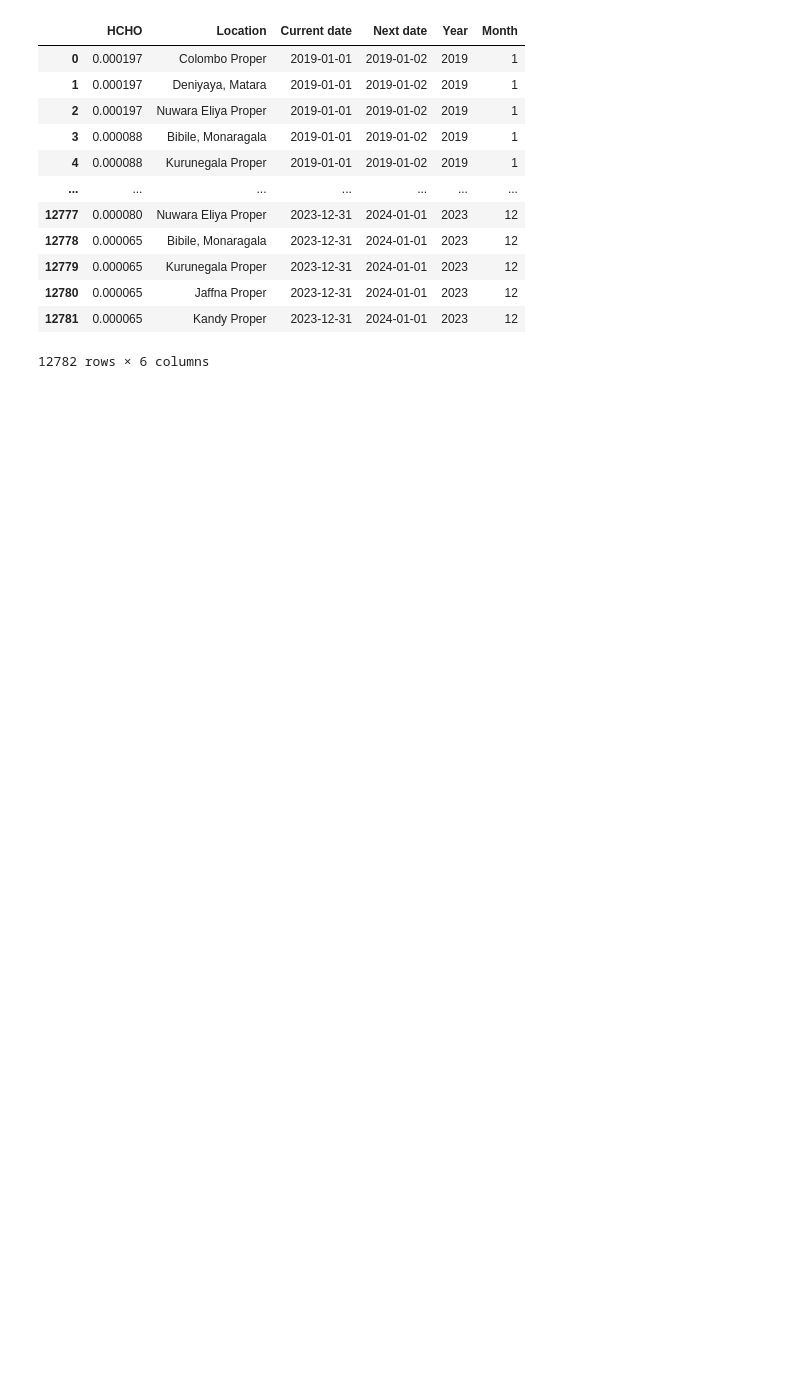
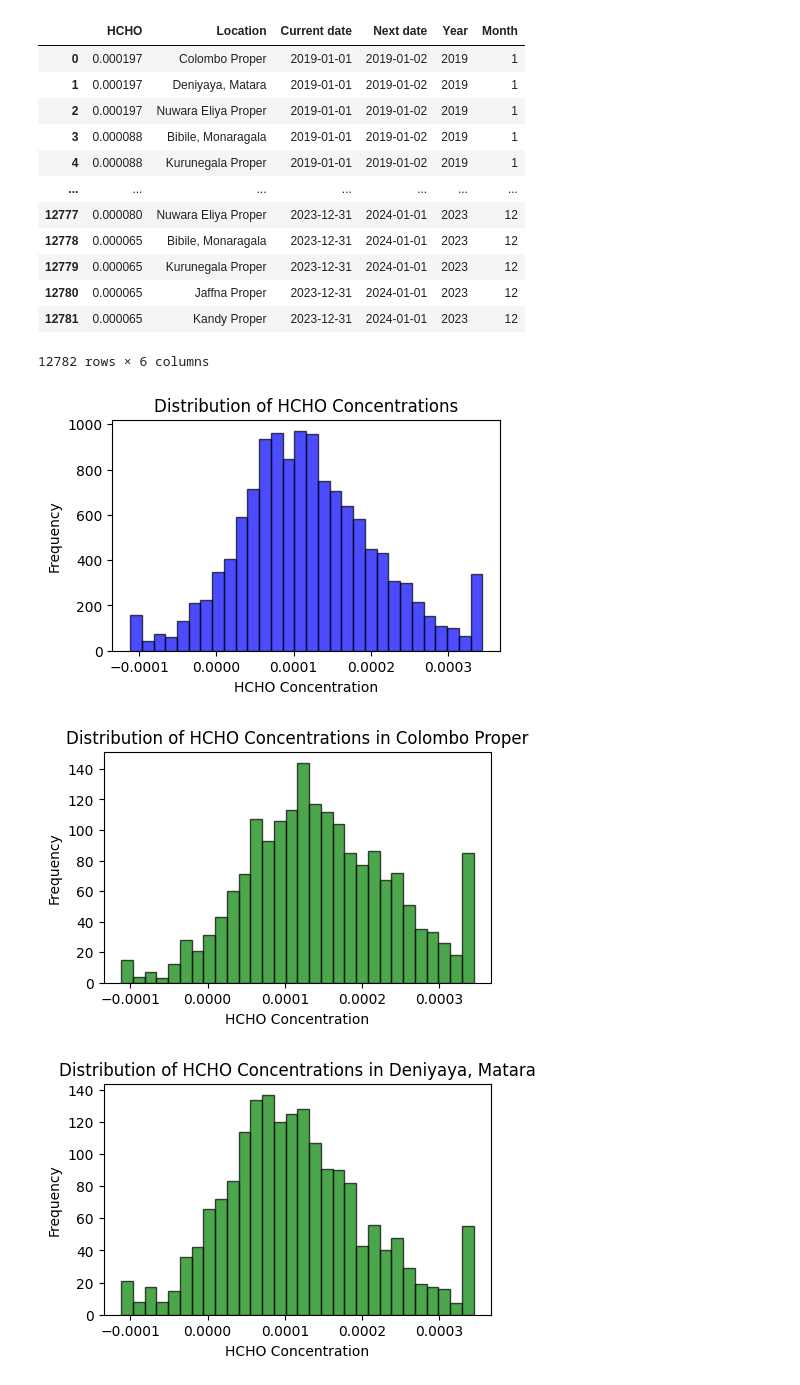
Before and after one commit to HJayashan/HCHO-Prediction, a Jupyter notebook: Data-preprocessing.ipynb, the cells around one changed output. Cells and saved outputs as stored; diff of their text form; code cells hidden in the pictures; blank space fills up the shorter version.

```diff
--- a/Data-preprocessing.ipynb
+++ b/Data-preprocessing.ipynb
@@ -628,3 +684,28 @@ pandas_df
 | 12780 | 0.000065 | Jaffna Proper | 2023-12-31 | 2024-01-01 | 2023 | 12 |
 | 12781 | 0.000065 | Kandy Proper | 2023-12-31 | 2024-01-01 | 2023 | 12 |
 12782 rows × 6 columns
+# %%
+import matplotlib.pyplot as plt
+
+# Histogram for the entire dataset
+plt.figure(figsize=(5, 3))
+plt.hist(pandas_df['HCHO'], bins=30, alpha=0.7, color='blue', edgecolor='black')
+plt.title('Distribution of HCHO Concentrations')
+plt.xlabel('HCHO Concentration')
+plt.ylabel('Frequency')
+plt.show()
+
+# Histograms for each city
+cities = pandas_df['Location'].unique()
+for city in cities:
+    plt.figure(figsize=(5, 3))
+    subset = pandas_df[pandas_df['Location'] == city]
+    plt.hist(subset['HCHO'], bins=30, alpha=0.7, color='green', edgecolor='black')
+    plt.title(f'Distribution of HCHO Concentrations in {city}')
+    plt.xlabel('HCHO Concentration')
+    plt.ylabel('Frequency')
+    plt.show()
+# %% [output]
+[figure, added]
+[figure, added]
+[figure, added]
```
Also changed, not shown: parts of 6 cells of this notebook, 1 other file.
